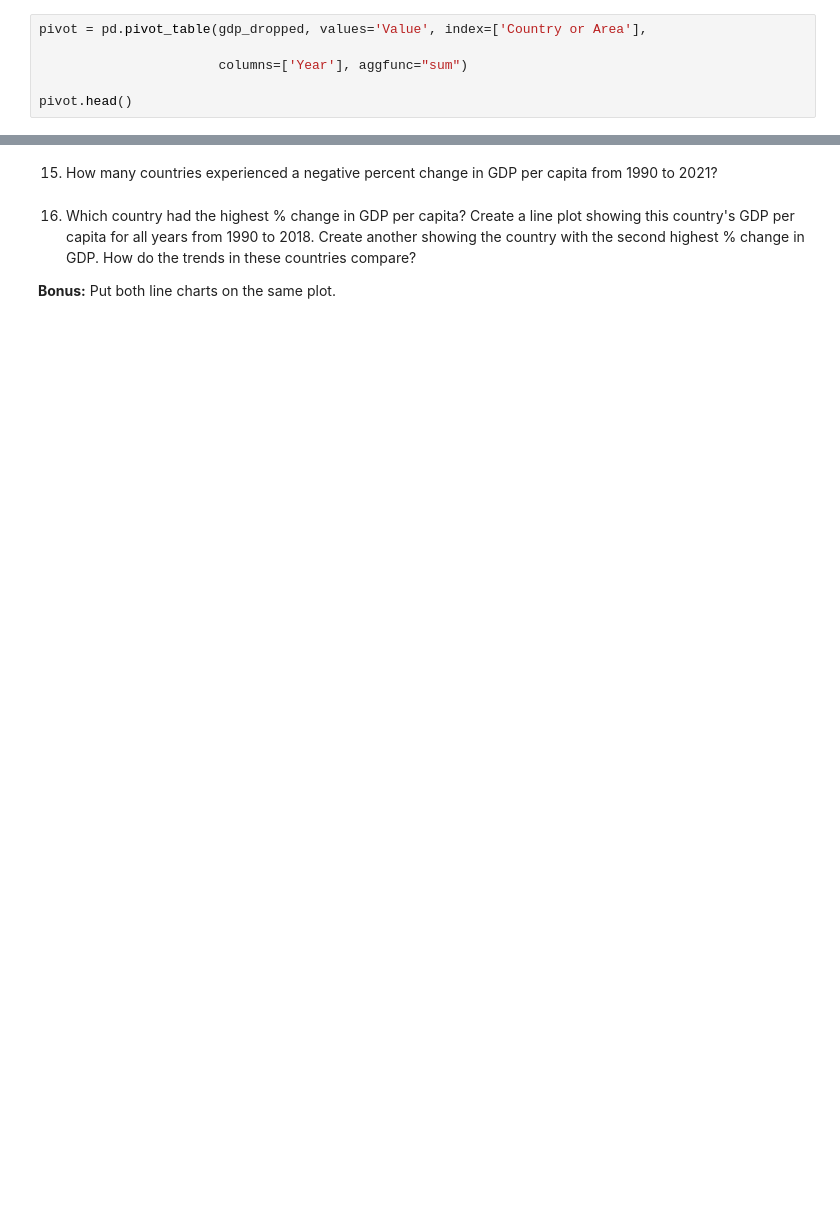
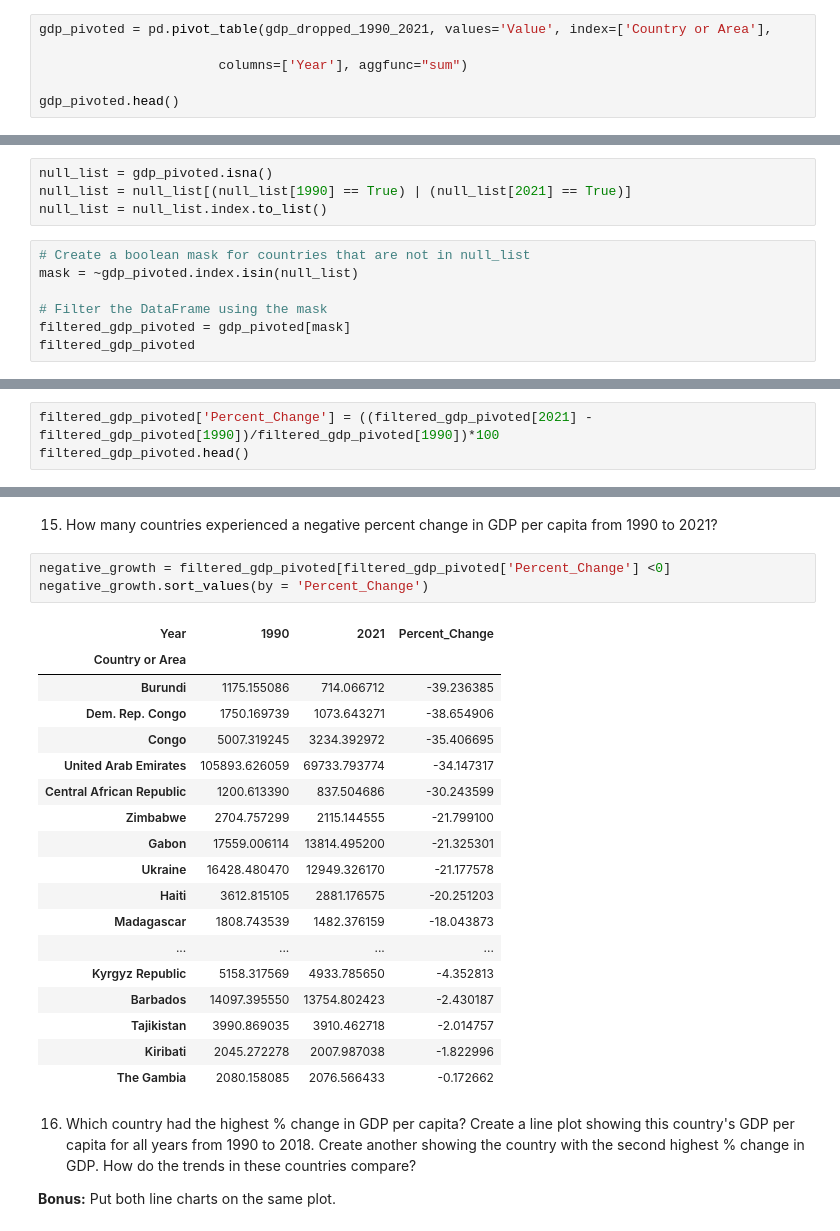
Before and after one commit to nss-data-science-cohort-8/un-exploration-JEFFDAVISJR, a Jupyter notebook: Notebooks/UN_Data_Exploration.ipynb, the cells around one changed output, grey strips where cells are left out. Cells and saved outputs as stored; diff of their text form; blank space fills up the shorter version.

```diff
--- a/Notebooks/UN_Data_Exploration.ipynb
+++ b/Notebooks/UN_Data_Exploration.ipynb
@@ -173,6 +161,6 @@ gdp_dropped_null_removed.head()
 # %%
-pivot = pd.pivot_table(gdp_dropped, values='Value', index=['Country or Area'],
+gdp_pivoted = pd.pivot_table(gdp_dropped_1990_2021, values='Value', index=['Country or Area'],
 
                        columns=['Year'], aggfunc="sum")
 
-pivot.head()
+gdp_pivoted.head()
@@ -178,0 +179,11 @@ pivot.head()
+# %%
+null_list = gdp_pivoted.isna()
+null_list = null_list[(null_list[1990] == True) | (null_list[2021] == True)]
+null_list = null_list.index.to_list()
+# %%
+# Create a boolean mask for countries that are not in null_list
+mask = ~gdp_pivoted.index.isin(null_list)
+
+# Filter the DataFrame using the mask
+filtered_gdp_pivoted = gdp_pivoted[mask]
+filtered_gdp_pivoted
@@ -179,2 +205,5 @@ pivot.head()
 # %% [markdown]
 14. Create a new column in `gdp_pivoted` named `Percent_Change`. This column should contain the percent change in GDP_Per_Capita from 1990 to 2021. Hint: Percent change is calculated as 100*(New Value - Old Value) / Old Value.
+# %%
+filtered_gdp_pivoted['Percent_Change'] = ((filtered_gdp_pivoted[2021] - filtered_gdp_pivoted[1990])/filtered_gdp_pivoted[1990])*100
+filtered_gdp_pivoted.head()
@@ -181,5 +223,27 @@ pivot.head()
 # %% [markdown]
 15. How many countries experienced a negative percent change in GDP per capita from 1990 to 2021?
+# %%
+negative_growth = filtered_gdp_pivoted[filtered_gdp_pivoted['Percent_Change'] <0]
+negative_growth.sort_values(by = 'Percent_Change')
+# %% [output]
+| Year | 1990 | 2021 | Percent_Change |
+| Country or Area |  |  |  |
+| Burundi | 1175.155086 | 714.066712 | -39.236385 |
+| Dem. Rep. Congo | 1750.169739 | 1073.643271 | -38.654906 |
+| Congo | 5007.319245 | 3234.392972 | -35.406695 |
+| United Arab Emirates | 105893.626059 | 69733.793774 | -34.147317 |
+| Central African Republic | 1200.613390 | 837.504686 | -30.243599 |
+| Zimbabwe | 2704.757299 | 2115.144555 | -21.799100 |
+| Gabon | 17559.006114 | 13814.495200 | -21.325301 |
+| Ukraine | 16428.480470 | 12949.326170 | -21.177578 |
+| Haiti | 3612.815105 | 2881.176575 | -20.251203 |
+| Madagascar | 1808.743539 | 1482.376159 | -18.043873 |
+| ... | ... | ... | ... |
+| Kyrgyz Republic | 5158.317569 | 4933.785650 | -4.352813 |
+| Barbados | 14097.395550 | 13754.802423 | -2.430187 |
+| Tajikistan | 3990.869035 | 3910.462718 | -2.014757 |
+| Kiribati | 2045.272278 | 2007.987038 | -1.822996 |
+| The Gambia | 2080.158085 | 2076.566433 | -0.172662 |
 # %% [markdown]
 16. Which country had the highest % change in GDP per capita? Create a line plot showing this country's GDP per capita for all years from 1990 to 2018. Create another showing the country with the second highest % change in GDP. How do the trends in these countries compare?
 
```
Also changed, not shown: parts of 13 cells of this notebook.
